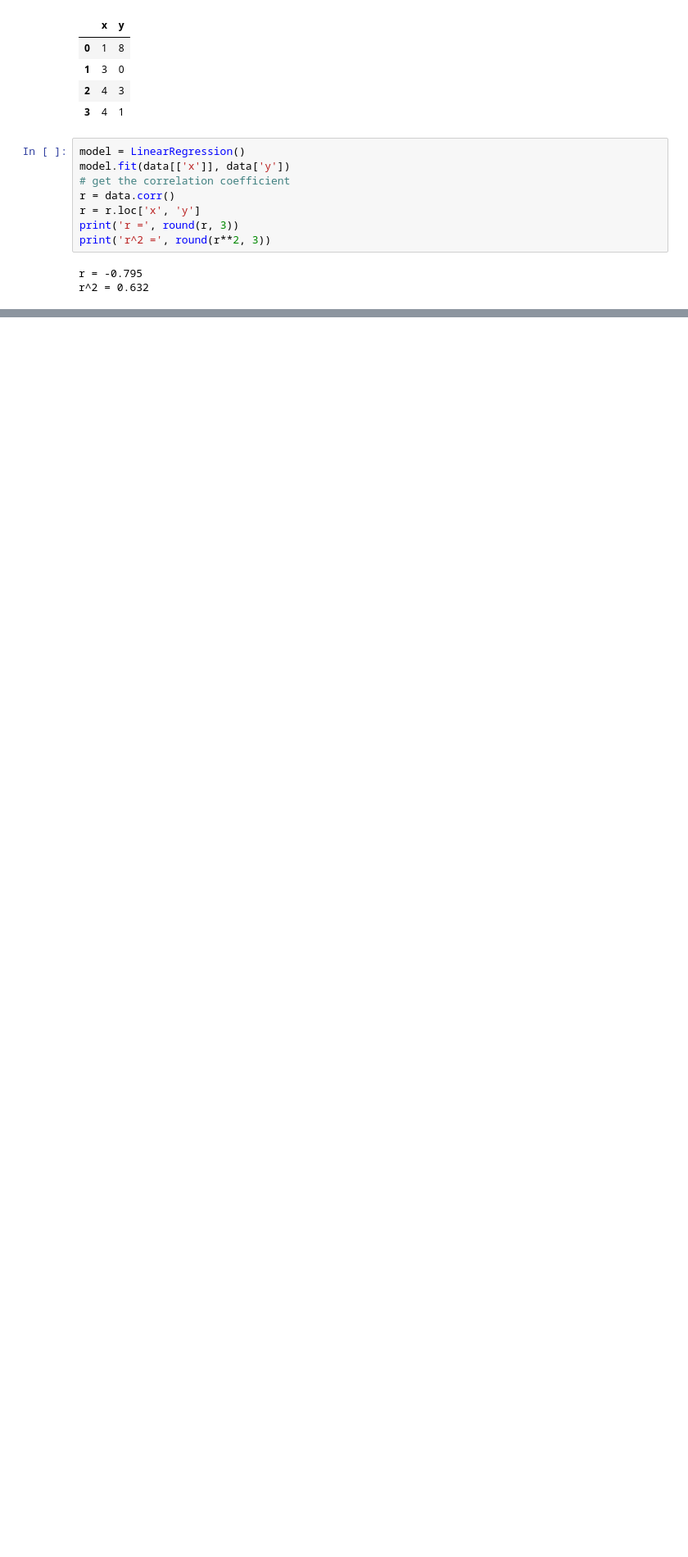
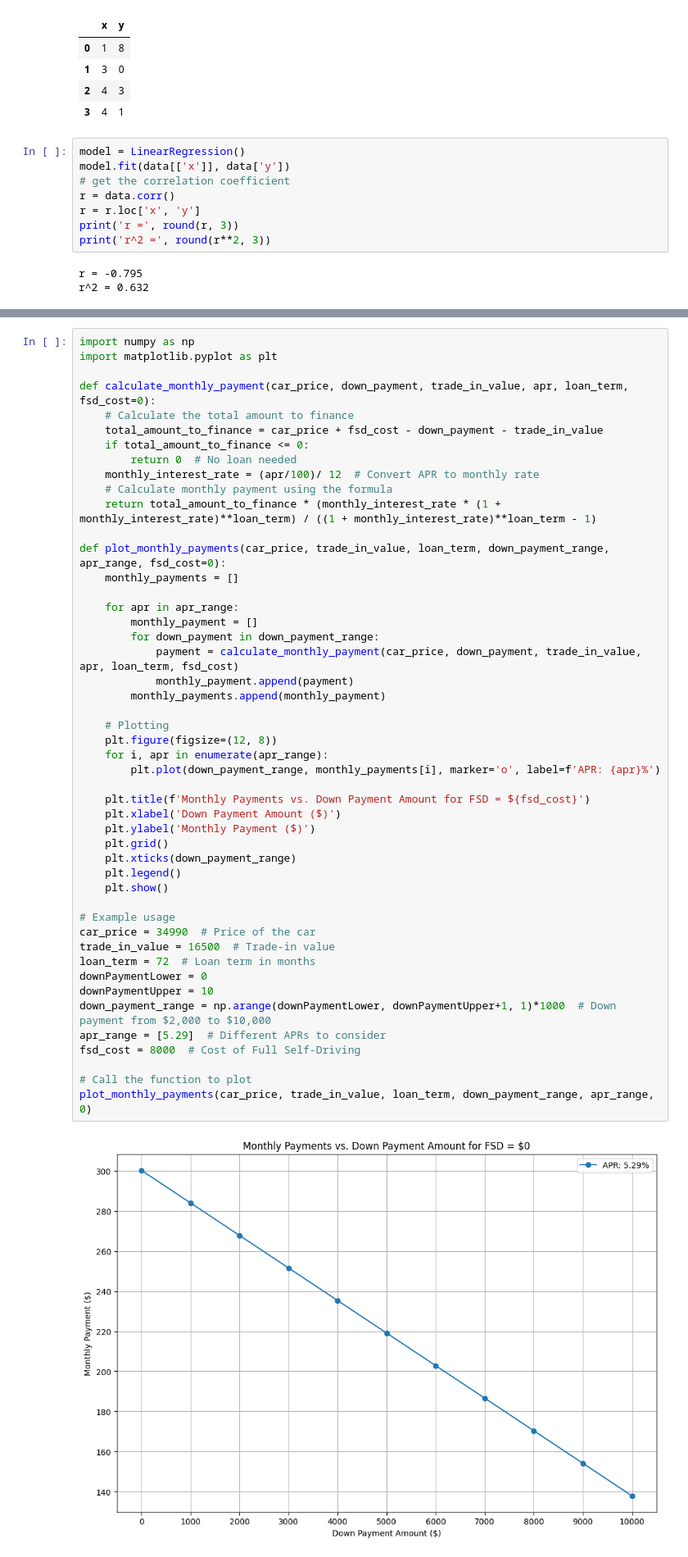
Before and after one commit to kingsuching/poker, a Jupyter notebook: Untitled.ipynb, the cells around one changed output, grey strips where cells are left out. Shown at 82% size. Drawn from its saved outputs; the diff is of its cells as text; blank space fills up the shorter version.

```diff
--- a/Untitled.ipynb
+++ b/Untitled.ipynb
@@ -31,3 +31,53 @@ data.plot.scatter(x='x', y='y')
 Matplotlib is building the font cache; this may take a moment.
 <Axes: xlabel='x', ylabel='y'>
 [figure]
+# %%
+import numpy as np
+import matplotlib.pyplot as plt
+
+def calculate_monthly_payment(car_price, down_payment, trade_in_value, apr, loan_term, fsd_cost=0):
+    # Calculate the total amount to finance
+    total_amount_to_finance = car_price + fsd_cost - down_payment - trade_in_value
+    if total_amount_to_finance <= 0:
+        return 0  # No loan needed
+    monthly_interest_rate = (apr/100)/ 12  # Convert APR to monthly rate
+    # Calculate monthly payment using the formula
+    return total_amount_to_finance * (monthly_interest_rate * (1 + monthly_interest_rate)**loan_term) / ((1 + monthly_interest_rate)**loan_term - 1)
+
+def plot_monthly_payments(car_price, trade_in_value, loan_term, down_payment_range, apr_range, fsd_cost=0):
+    monthly_payments = []
+
+    for apr in apr_range:
+        monthly_payment = []
+        for down_payment in down_payment_range:
+            payment = calculate_monthly_payment(car_price, down_payment, trade_in_value, apr, loan_term, fsd_cost)
+            monthly_payment.append(payment)
+        monthly_payments.append(monthly_payment)
+
+    # Plotting
+    plt.figure(figsize=(12, 8))
+    for i, apr in enumerate(apr_range):
+        plt.plot(down_payment_range, monthly_payments[i], marker='o', label=f'APR: {apr}%')
+
+    plt.title(f'Monthly Payments vs. Down Payment Amount for FSD = ${fsd_cost}')
+    plt.xlabel('Down Payment Amount ($)')
+    plt.ylabel('Monthly Payment ($)')
+    plt.grid()
+    plt.xticks(down_payment_range)
+    plt.legend()
+    plt.show()
+
+# Example usage
+car_price = 34990  # Price of the car
+trade_in_value = 16500  # Trade-in value
+loan_term = 72  # Loan term in months
+downPaymentLower = 0
+downPaymentUpper = 10
+down_payment_range = np.arange(downPaymentLower, downPaymentUpper+1, 1)*1000  # Down payment from $2,000 to $10,000
+apr_range = [5.29]  # Different APRs to consider
+fsd_cost = 8000  # Cost of Full Self-Driving
+
+# Call the function to plot
+plot_monthly_payments(car_price, trade_in_value, loan_term, down_payment_range, apr_range, 0)
+# %% [output]
+[figure, added]
```
Also changed, not shown: parts of 1 cell of this notebook, 4 other files.
